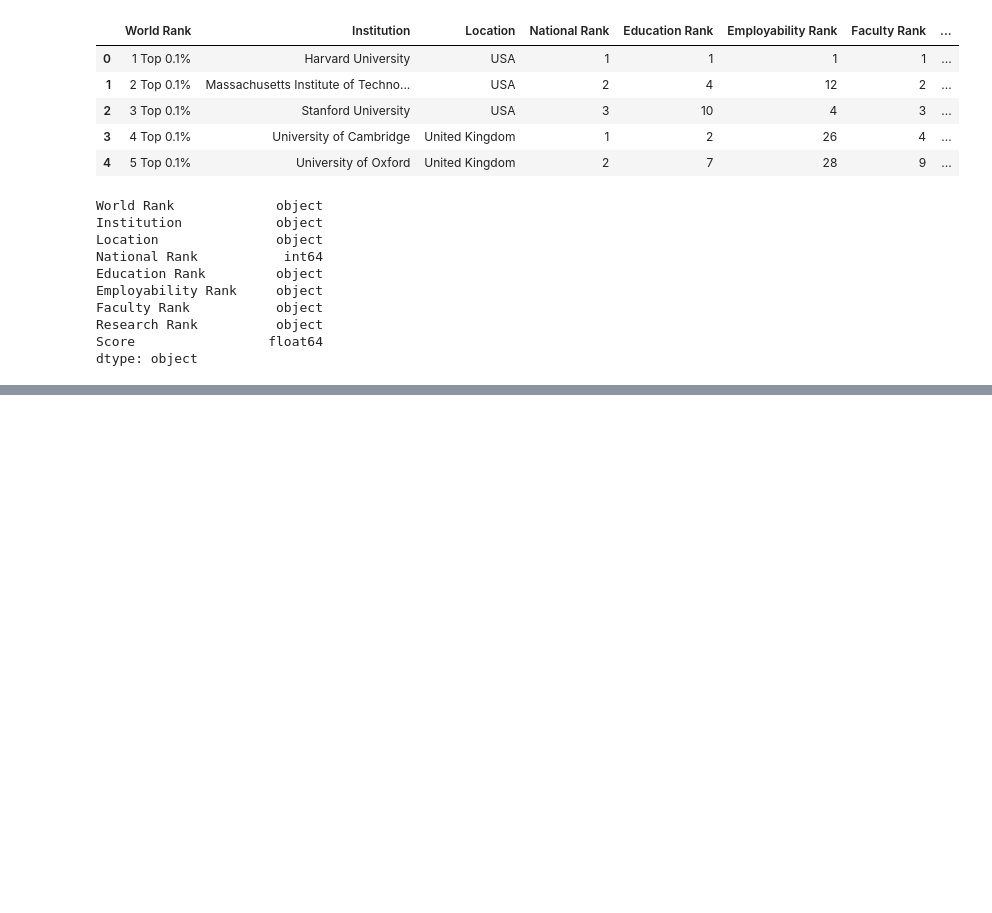
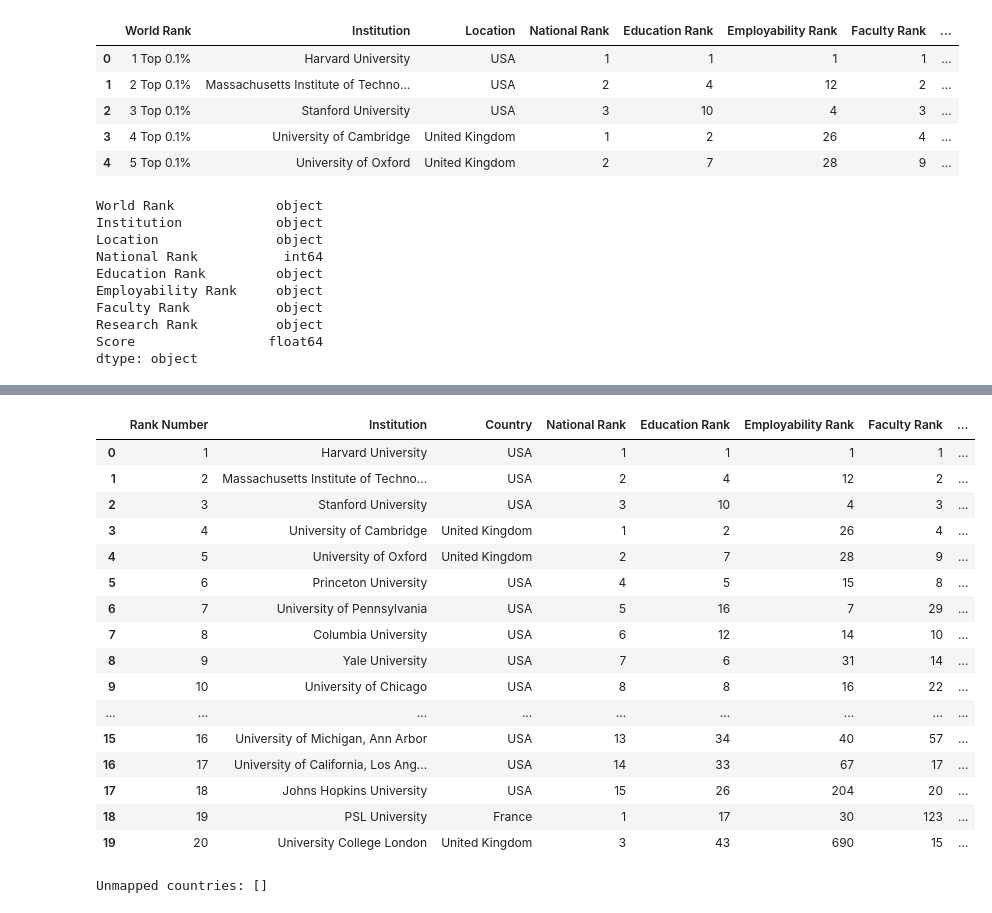
Before and after one commit to jonathern/ucu-msds-jonathankateega, a Jupyter notebook: data_science_lifecycle/Project 1/Notebooks attempt 2/wrangling.ipynb, the cells around one changed output, grey strips where cells are left out. Cells and saved outputs as stored; diff of their text form; code cells hidden in the pictures; blank space fills up the shorter version.

```diff
--- a/data_science_lifecycle/Project 1/Notebooks attempt 2/wrangling.ipynb
+++ b/data_science_lifecycle/Project 1/Notebooks attempt 2/wrangling.ipynb
@@ -126,0 +241,43 @@ dtype: object
+# %%
+# Creating a new "Global_Region" column based on the "Location" column
+# Importing the country_converter package
+# This contains a 6-continent classification with Africa, Antarctica, Asia, Europe, America, Oceania
+# Documentation: https://github.com/IndEcol/country_converter?tab=readme-ov-file#classification-schemes
+
+import country_converter as coco
+
+# Makes more sense at this point to call the "Location" the "Country" instead
+df_clean = df_clean.rename(columns={"Location": "Country"})
+
+# Mapping "Country" to continent_name using the country_converter package
+df_clean["Global_Region"] = coco.convert(
+    names = df_clean["Country"],
+    to = "continent"
+)
+
+# Preview
+df_clean.head(20)
+# %% [output]
+|  | Rank Number | Institution | Country | National Rank | Education Rank | Employability Rank | Faculty Rank | ... |
+| 0 | 1 | Harvard University | USA | 1 | 1 | 1 | 1 | ... |
+| 1 | 2 | Massachusetts Institute of Techno... | USA | 2 | 4 | 12 | 2 | ... |
+| 2 | 3 | Stanford University | USA | 3 | 10 | 4 | 3 | ... |
+| 3 | 4 | University of Cambridge | United Kingdom | 1 | 2 | 26 | 4 | ... |
+| 4 | 5 | University of Oxford | United Kingdom | 2 | 7 | 28 | 9 | ... |
+| 5 | 6 | Princeton University | USA | 4 | 5 | 15 | 8 | ... |
+| 6 | 7 | University of Pennsylvania | USA | 5 | 16 | 7 | 29 | ... |
+| 7 | 8 | Columbia University | USA | 6 | 12 | 14 | 10 | ... |
+| 8 | 9 | Yale University | USA | 7 | 6 | 31 | 14 | ... |
+| 9 | 10 | University of Chicago | USA | 8 | 8 | 16 | 22 | ... |
+| ... | ... | ... | ... | ... | ... | ... | ... | ... |
+| 15 | 16 | University of Michigan, Ann Arbor | USA | 13 | 34 | 40 | 57 | ... |
+| 16 | 17 | University of California, Los Ang... | USA | 14 | 33 | 67 | 17 | ... |
+| 17 | 18 | Johns Hopkins University | USA | 15 | 26 | 204 | 20 | ... |
+| 18 | 19 | PSL University | France | 1 | 17 | 30 | 123 | ... |
+| 19 | 20 | University College London | United Kingdom | 3 | 43 | 690 | 15 | ... |
+# %%
+# Checking for unmapped countries
+unmapped = df_clean[df_clean["Global_Region"].isna()]["Country"].unique()
+print("Unmapped countries:", unmapped)
+# %% [output]
+Unmapped countries: []
```
Also changed, not shown: parts of 17 cells of this notebook, 1 other file.
